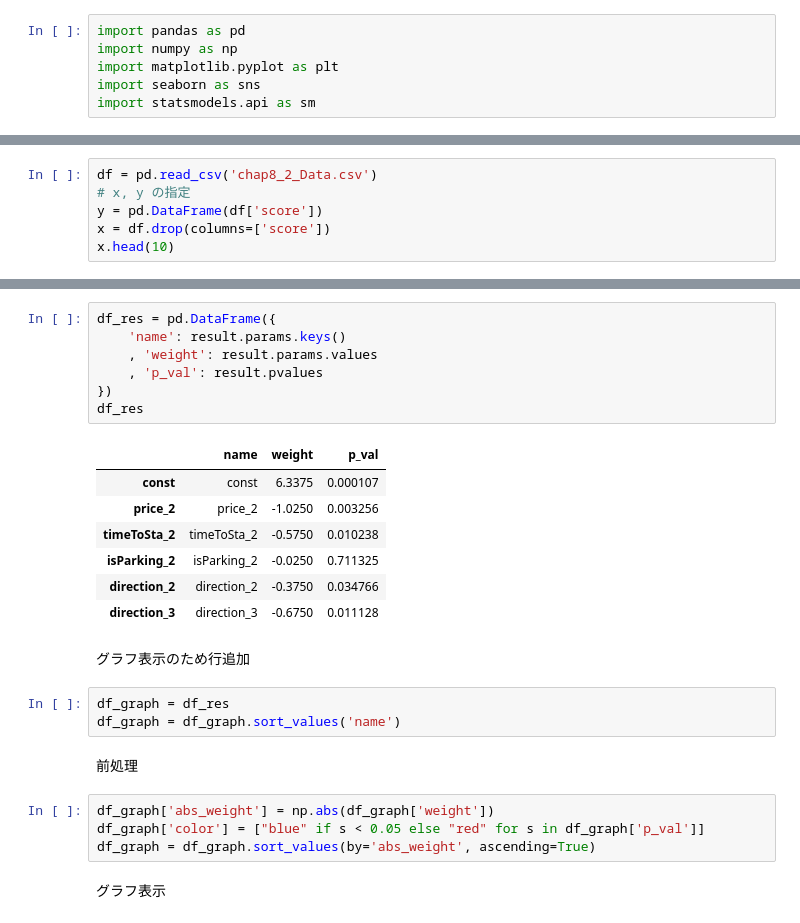
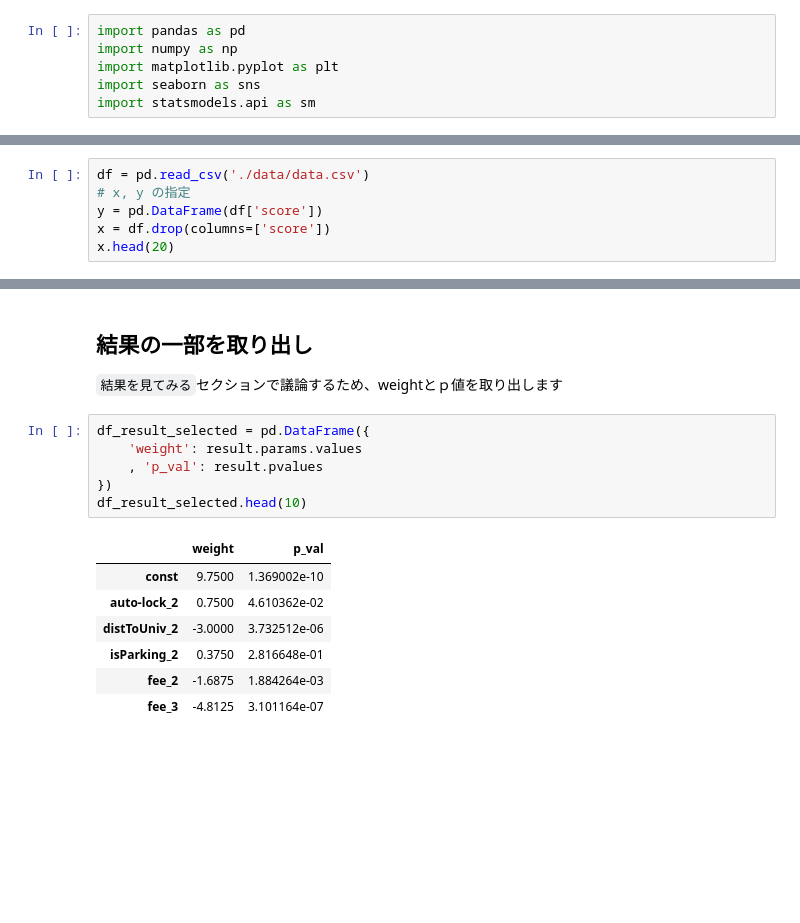
Before and after one commit to KentaItakura/blog-post-about-conjoint-analysis-, a Jupyter notebook: conjointAnalysis_main.ipynb, the cells around one changed output, grey strips where cells are left out. Saved outputs shown, nothing was run; the diff lists cells and outputs as text; blank space fills up the shorter version.

```diff
--- a/conjointAnalysis_main.ipynb
+++ b/conjointAnalysis_main.ipynb
@@ -10,7 +17,7 @@ import statsmodels.api as sm
 # %%
-df = pd.read_csv('chap8_2_Data.csv')
+df = pd.read_csv('./data/data.csv')
 # x, y の指定
 y = pd.DataFrame(df['score'])
 x = df.drop(columns=['score'])
-x.head(10)
+x.head(20)
 # %% [output]
@@ -87,30 +133,19 @@ OLS Regression Results
 Notes:
 [1] Standard Errors assume that the covariance matrix of the errors is correctly specified.
+# %% [markdown]
+## 結果の一部を取り出し
+`結果を見てみる`セクションで議論するため、weightとｐ値を取り出します
 # %%
-df_res = pd.DataFrame({
-    'name': result.params.keys()
-    , 'weight': result.params.values
+df_result_selected = pd.DataFrame({
+    'weight': result.params.values
     , 'p_val': result.pvalues
 })
-df_res
+df_result_selected.head(10)
 # %% [output]
-|  | name | weight | p_val |
-| const | const | 6.3375 | 0.000107 |
-| price_2 | price_2 | -1.0250 | 0.003256 |
-| timeToSta_2 | timeToSta_2 | -0.5750 | 0.010238 |
-| isParking_2 | isParking_2 | -0.0250 | 0.711325 |
-| direction_2 | direction_2 | -0.3750 | 0.034766 |
-| direction_3 | direction_3 | -0.6750 | 0.011128 |
+|  | weight | p_val |
+| const | 9.7500 | 1.369002e-10 |
+| auto-lock_2 | 0.7500 | 4.610362e-02 |
+| distToUniv_2 | -3.0000 | 3.732512e-06 |
+| isParking_2 | 0.3750 | 2.816648e-01 |
+| fee_2 | -1.6875 | 1.884264e-03 |
+| fee_3 | -4.8125 | 3.101164e-07 |
-# %% [markdown]
-グラフ表示のため行追加
-# %%
-df_graph = df_res
-df_graph = df_graph.sort_values('name')
-# %% [markdown]
-前処理
-# %%
-df_graph['abs_weight'] = np.abs(df_graph['weight'])
-df_graph['color'] = ["blue" if s < 0.05 else "red" for s in df_graph['p_val']]
-df_graph = df_graph.sort_values(by='abs_weight', ascending=True)
-# %% [markdown]
-グラフ表示
```
Also changed, not shown: parts of 24 cells of this notebook, 6 other files.
